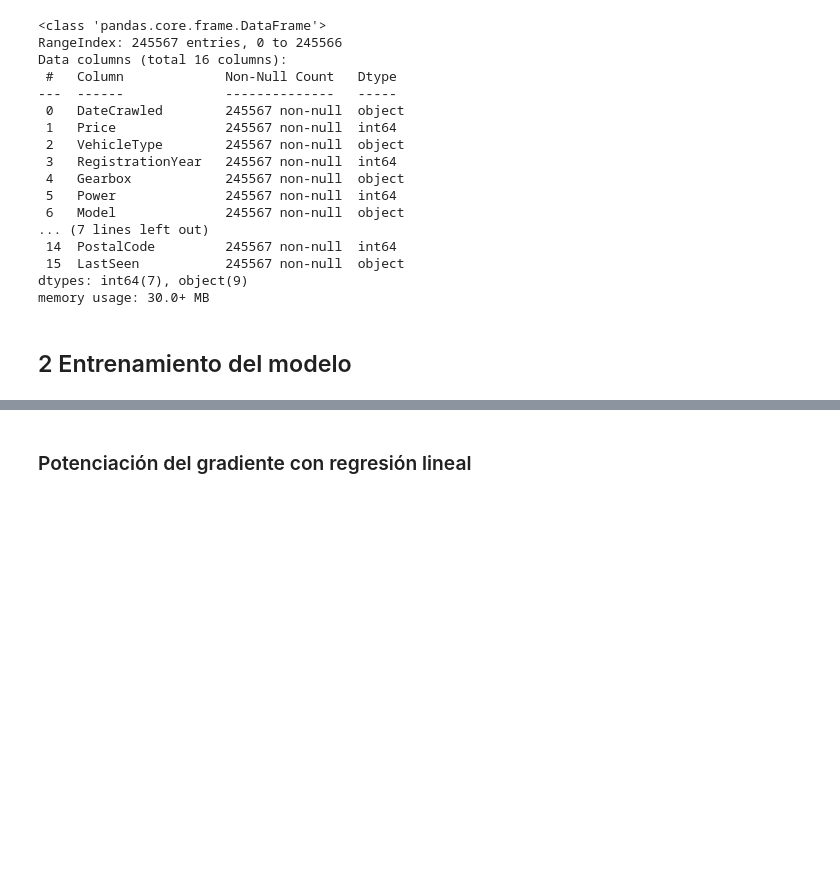
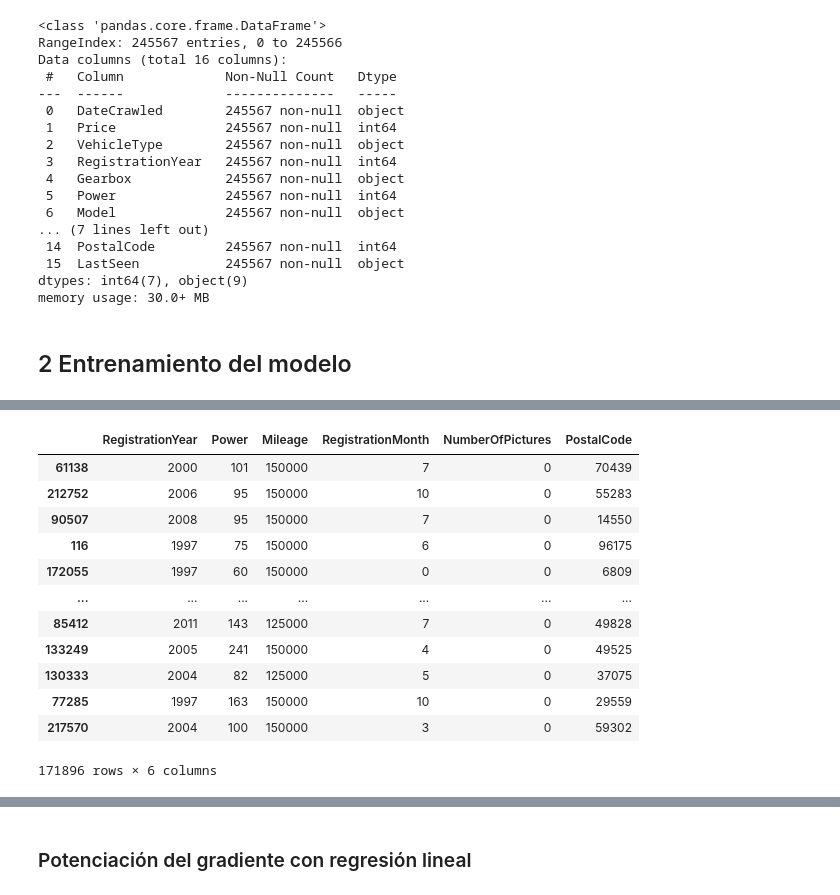
Before and after one commit to wh1tneyr/Rusty-Bargain, a Jupyter notebook: Rusty Bargain.ipynb, the cells around one changed output, grey strips where cells are left out. Drawn from its saved outputs; the diff is of its cells as text; code cells hidden in the pictures; blank space fills up the shorter version.

```diff
--- a/Rusty Bargain.ipynb
+++ b/Rusty Bargain.ipynb
@@ -159,0 +186,18 @@ data_new = df.drop(['DateCrawled', 'DateCreated', 'LastSeen'], axis=1)
+# %%
+X_train_dropped, X_test_dropped, y_train_dropped, y_test_dropped = func_train_test_split(X_dropped, y_dropped, 0.30)
+
+X_train_dropped
+# %% [output]
+|  | RegistrationYear | Power | Mileage | RegistrationMonth | NumberOfPictures | PostalCode |
+| 61138 | 2000 | 101 | 150000 | 7 | 0 | 70439 |
+| 212752 | 2006 | 95 | 150000 | 10 | 0 | 55283 |
+| 90507 | 2008 | 95 | 150000 | 7 | 0 | 14550 |
+| 116 | 1997 | 75 | 150000 | 6 | 0 | 96175 |
+| 172055 | 1997 | 60 | 150000 | 0 | 0 | 6809 |
+| ... | ... | ... | ... | ... | ... | ... |
+| 85412 | 2011 | 143 | 125000 | 7 | 0 | 49828 |
+| 133249 | 2005 | 241 | 150000 | 4 | 0 | 49525 |
+| 130333 | 2004 | 82 | 125000 | 5 | 0 | 37075 |
+| 77285 | 1997 | 163 | 150000 | 10 | 0 | 29559 |
+| 217570 | 2004 | 100 | 150000 | 3 | 0 | 59302 |
+171896 rows × 6 columns
```
Also changed, not shown: parts of 11 cells of this notebook.
